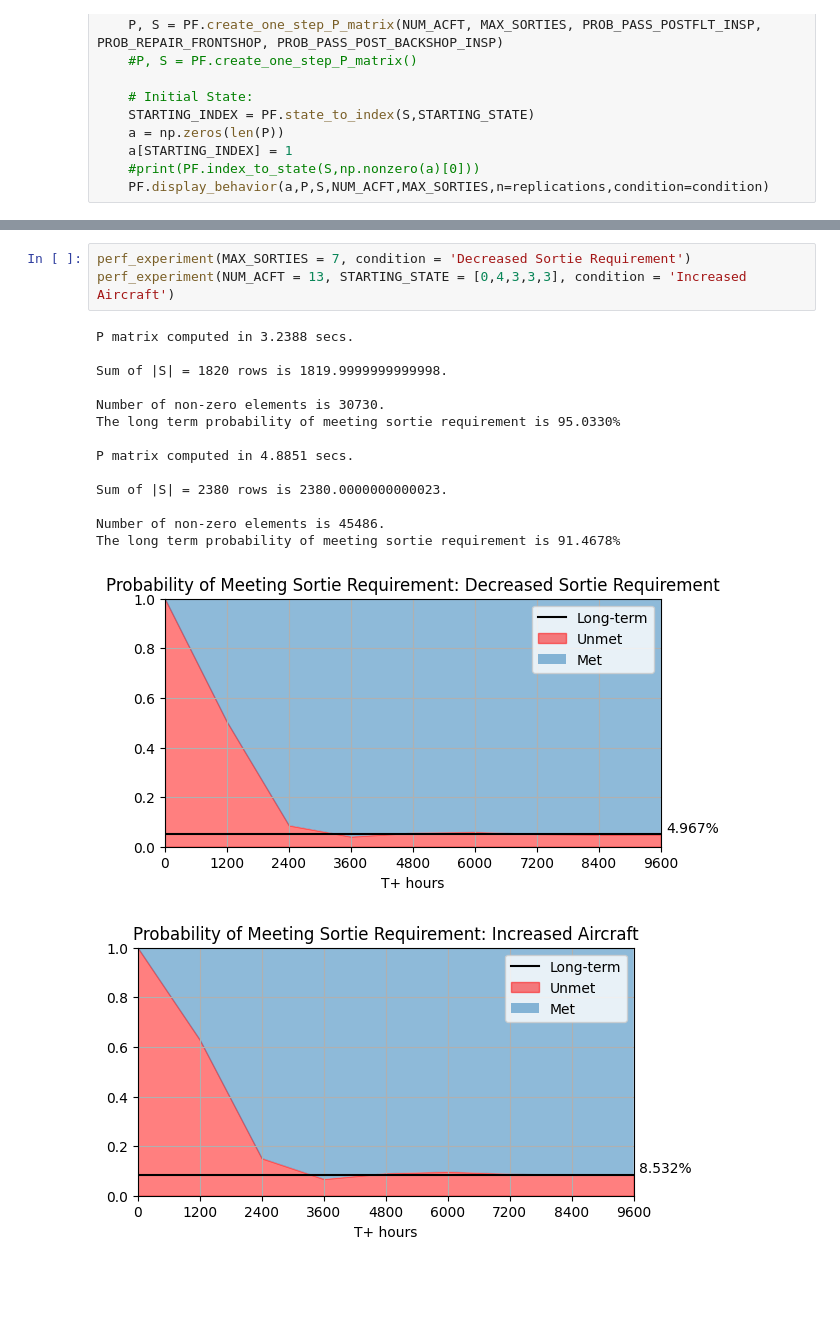
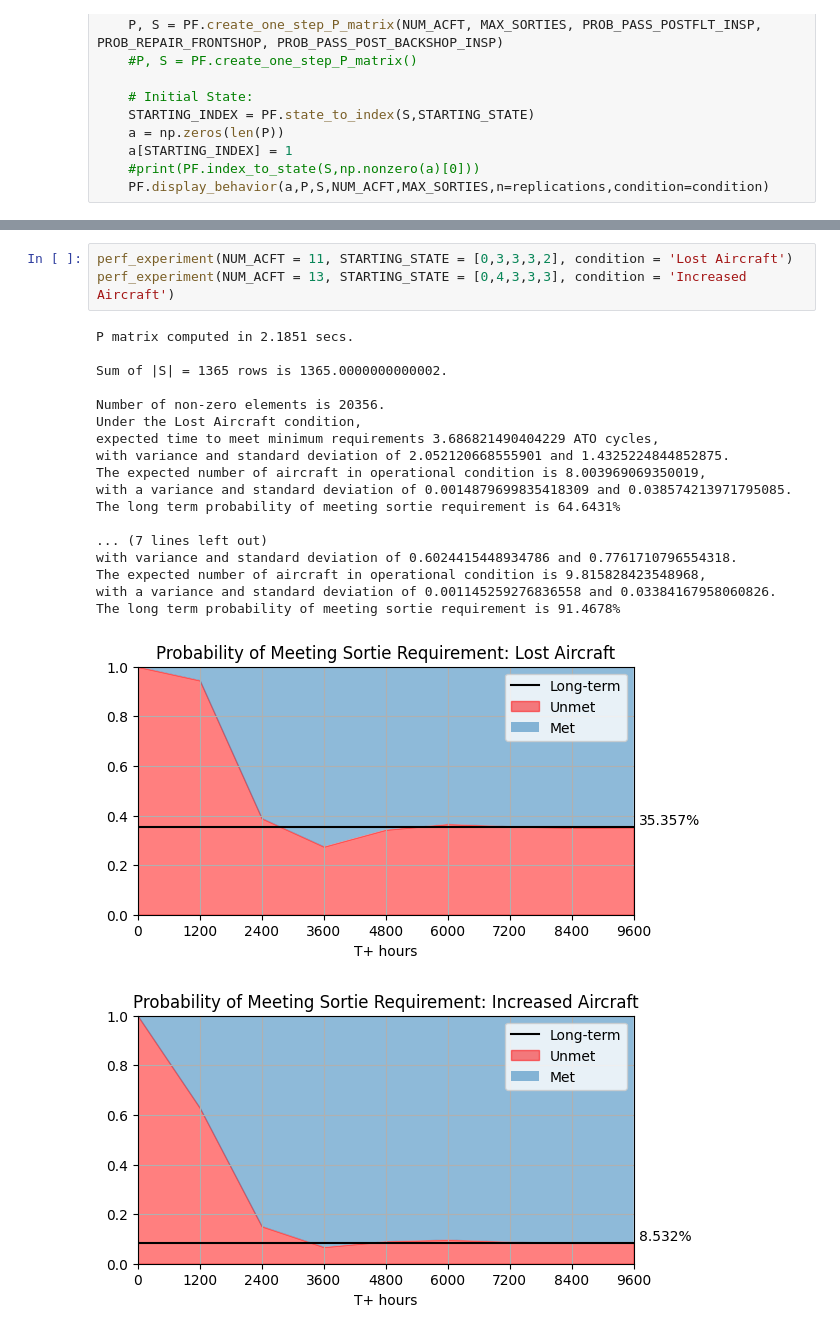
Before and after one commit to bhosley/Schoolwork, a Jupyter notebook: 2023Q1 - Stochastic Modeling and Analysis/Project/OPER640-Project.ipynb, the cells around one changed output, grey strips where cells are left out. Cells and saved outputs as stored; diff of their text form; blank space fills up the shorter version.

```diff
--- a/2023Q1 - Stochastic Modeling and Analysis/Project/OPER640-Project.ipynb
+++ b/2023Q1 - Stochastic Modeling and Analysis/Project/OPER640-Project.ipynb
@@ -91,19 +131,23 @@ The long term probability of meeting sortie requirement is 79.4172%
 # %%
-perf_experiment(MAX_SORTIES = 7, condition = 'Decreased Sortie Requirement')
+perf_experiment(NUM_ACFT = 11, STARTING_STATE = [0,3,3,3,2], condition = 'Lost Aircraft')
 perf_experiment(NUM_ACFT = 13, STARTING_STATE = [0,4,3,3,3], condition = 'Increased Aircraft')
 # %% [output]
-P matrix computed in 3.2388 secs.
+P matrix computed in 2.1851 secs.
 
-Sum of |S| = 1820 rows is 1819.9999999999998.
+Sum of |S| = 1365 rows is 1365.0000000000002.
 
-Number of non-zero elements is 30730.
-The long term probability of meeting sortie requirement is 95.0330%
+Number of non-zero elements is 20356.
+Under the Lost Aircraft condition,
+expected time to meet minimum requirements 3.686821490404229 ATO cycles,
+with variance and standard deviation of 2.052120668555901 and 1.4325224844852875.
+The expected number of aircraft in operational condition is 8.003969069350019,
+with a variance and standard deviation of 0.0014879699835418309 and 0.038574213971795085.
+The long term probability of meeting sortie requirement is 64.6431%
 
-P matrix computed in 4.8851 secs.
-
-Sum of |S| = 2380 rows is 2380.0000000000023.
-
-Number of non-zero elements is 45486.
+... (7 lines left out)
+with variance and standard deviation of 0.6024415448934786 and 0.7761710796554318.
+The expected number of aircraft in operational condition is 9.815828423548968,
+with a variance and standard deviation of 0.001145259276836558 and 0.03384167958060826.
 The long term probability of meeting sortie requirement is 91.4678%
-[figure, old version]
+[figure, new version]
 [figure]
```
Also changed, not shown: parts of 7 cells of this notebook.
